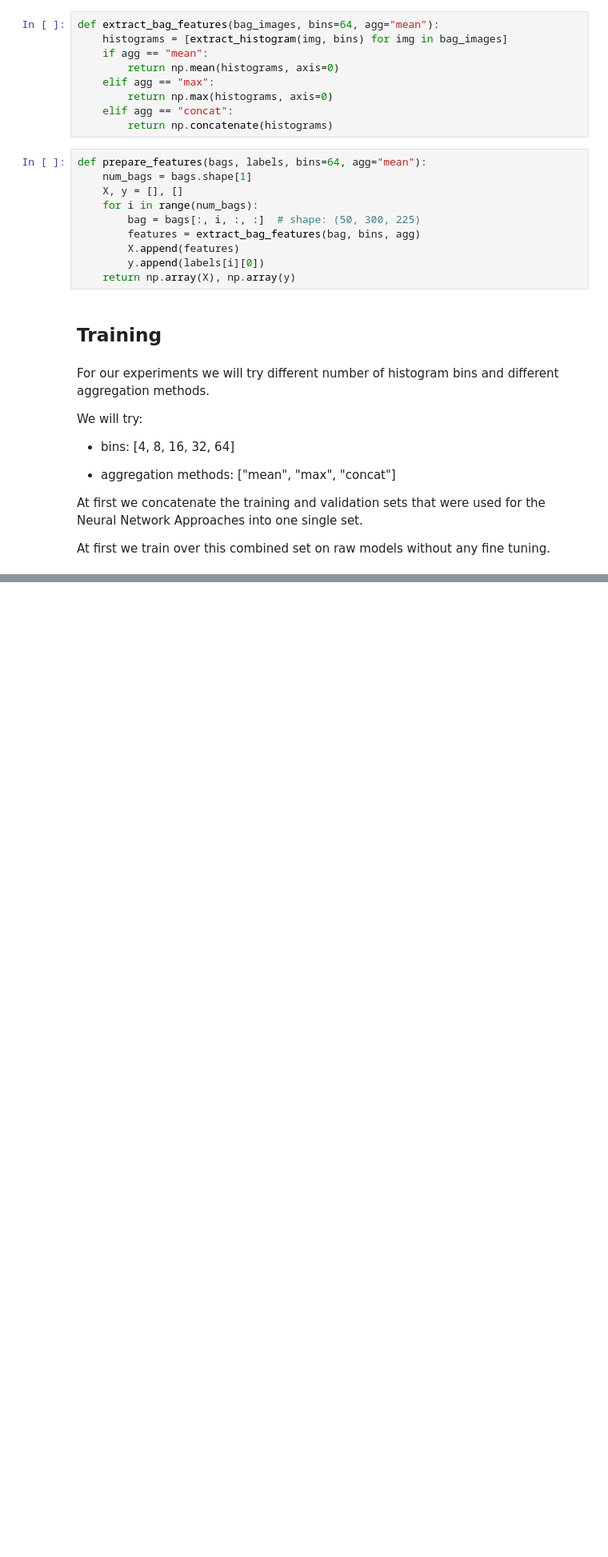
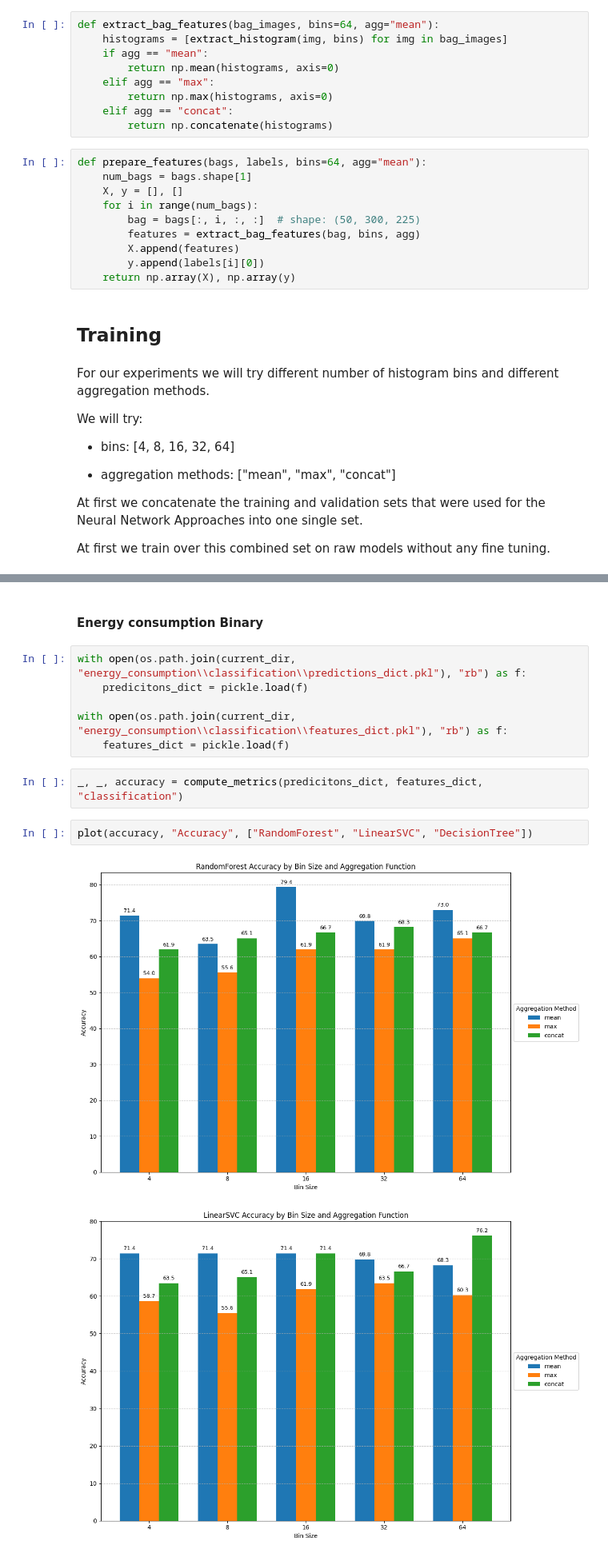
Before and after one commit to pleleGit/SatSenseAI, a Jupyter notebook: training/TraditionalModels/traditionalModels.ipynb, the cells around one changed output, grey strips where cells are left out. Shown at 80% size. Saved outputs shown, nothing was run; the diff lists cells and outputs as text; blank space fills up the shorter version.

```diff
--- a/training/TraditionalModels/traditionalModels.ipynb
+++ b/training/TraditionalModels/traditionalModels.ipynb
@@ -384,0 +799,15 @@ array([71, 66, 72, 74, 78, 41, 40, 40, 42, 44, 45, 46])
+# %% [markdown]
+#### Energy consumption Binary
+# %%
+with open(os.path.join(current_dir, "energy_consumption\\classification\\predictions_dict.pkl"), "rb") as f:
+    predicitons_dict = pickle.load(f)
+
+with open(os.path.join(current_dir, "energy_consumption\\classification\\features_dict.pkl"), "rb") as f:
+    features_dict = pickle.load(f)
+# %%
+_, _, accuracy = compute_metrics(predicitons_dict, features_dict, "classification")
+# %%
+plot(accuracy, "Accuracy", ["RandomForest", "LinearSVC", "DecisionTree"])
+# %% [output]
+[figure, added]
+[figure, added]
```
Also changed, not shown: parts of 101 cells of this notebook.
